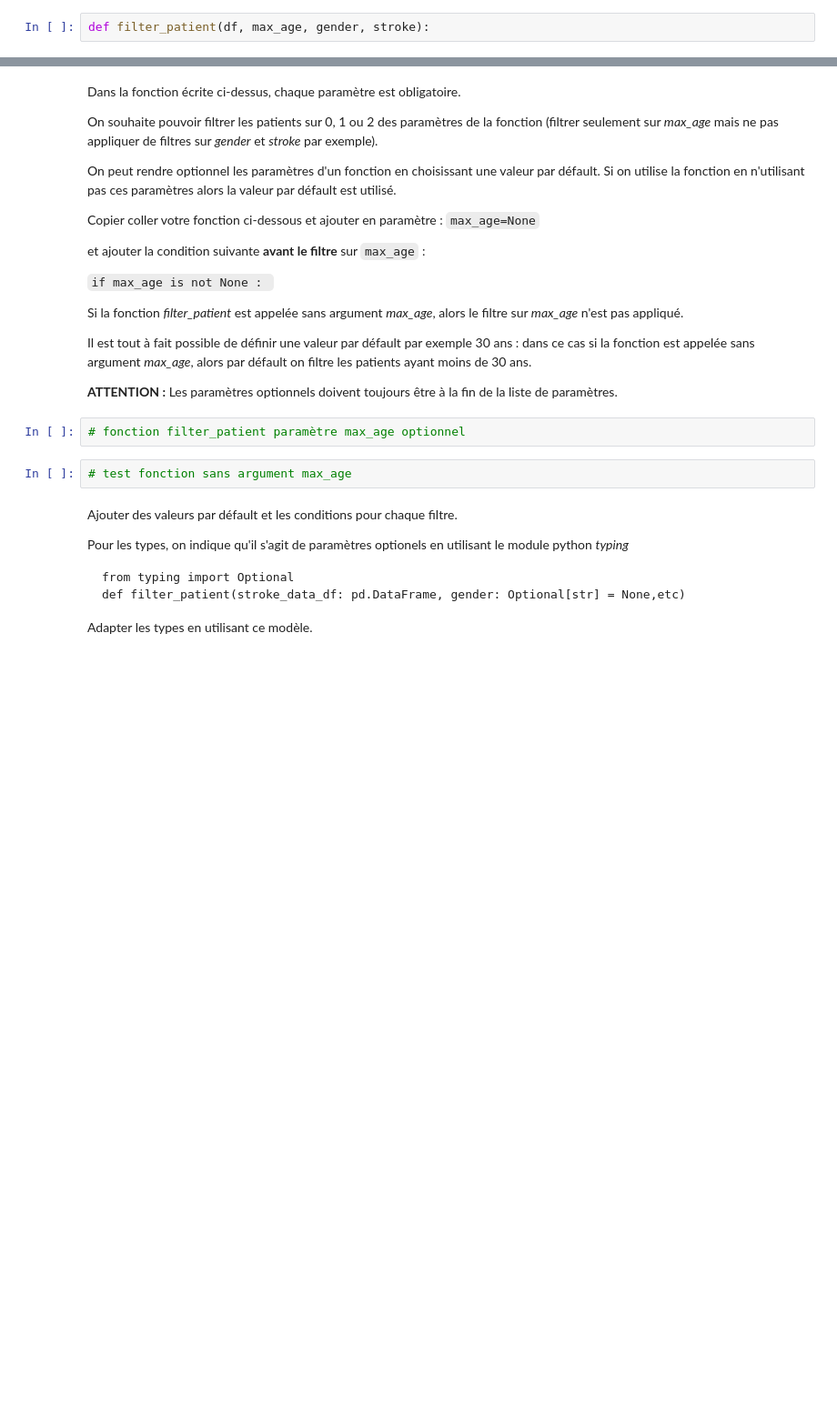
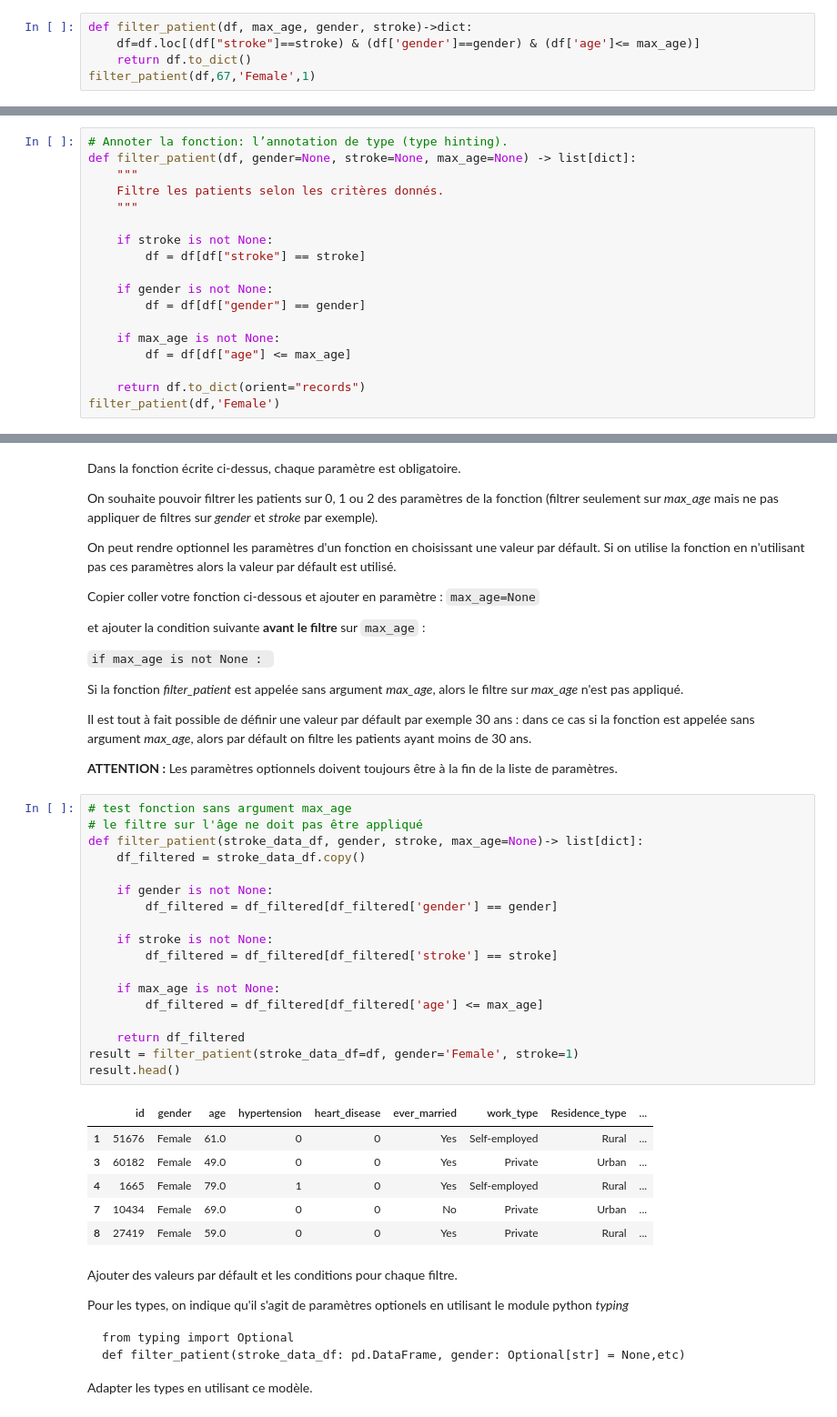
Before and after one commit to Saleh-chanselme/stroke-api, a Jupyter notebook: stroke_api/API_tuto_chaima.ipynb, the cells around one changed output, grey strips where cells are left out. Shown at 91% size. Drawn from its saved outputs; the diff is of its cells as text; blank space fills up the shorter version.

````diff
--- a/stroke_api/API_tuto_chaima.ipynb
+++ b/stroke_api/API_tuto_chaima.ipynb
@@ -474,4 +569,7 @@ Exemple
   'stroke': 1}]
   ```
 # %%
-def filter_patient(df, max_age, gender, stroke):
+def filter_patient(df, max_age, gender, stroke)->dict:
+    df=df.loc[(df["stroke"]==stroke) & (df['gender']==gender) & (df['age']<= max_age)]
+    return df.to_dict()
+filter_patient(df,67,'Female',1)
@@ -491,3 +617,21 @@ Ajouter les types dans la définition de la fonction.
 Tester la fonction en ne mettant pas de valeur pour *max_age*.
 
 Que se passe-t-il ?
+# %%
+# Annoter la fonction: l’annotation de type (type hinting).
+def filter_patient(df, gender=None, stroke=None, max_age=None) -> list[dict]:
+    """
+    Filtre les patients selon les critères donnés.
+    """
+
+    if stroke is not None:
+        df = df[df["stroke"] == stroke]
+
+    if gender is not None:
+        df = df[df["gender"] == gender]
+
+    if max_age is not None:
+        df = df[df["age"] <= max_age]
+
+    return df.to_dict(orient="records")
+filter_patient(df,'Female')
@@ -509,10 +671,31 @@ Si la fonction _filter_patient_ est appelée sans argument *max_age*, alors le f
 Il est tout à fait possible de définir une valeur par défault par exemple 30 ans : dans ce cas si la fonction est appelée sans argument *max_age*, alors par défault on filtre les patients ayant moins de 30 ans.
 
 **ATTENTION :** Les paramètres optionnels doivent toujours être à la fin de la liste de paramètres.
-# %%
-# fonction filter_patient paramètre max_age optionnel
-# %%
-# test fonction sans argument max_age
+# %%
+# test fonction sans argument max_age
+# le filtre sur l'âge ne doit pas être appliqué
+def filter_patient(stroke_data_df, gender, stroke, max_age=None)-> list[dict]:
+    df_filtered = stroke_data_df.copy()
+
+    if gender is not None:
+        df_filtered = df_filtered[df_filtered['gender'] == gender]
+
+    if stroke is not None:
+        df_filtered = df_filtered[df_filtered['stroke'] == stroke]
+
+    if max_age is not None:
+        df_filtered = df_filtered[df_filtered['age'] <= max_age]
+
+    return df_filtered
+result = filter_patient(stroke_data_df=df, gender='Female', stroke=1)
+result.head()
+# %% [output]
+|  | id | gender | age | hypertension | heart_disease | ever_married | work_type | Residence_type | ... |
+| 1 | 51676 | Female | 61.0 | 0 | 0 | Yes | Self-employed | Rural | ... |
+| 3 | 60182 | Female | 49.0 | 0 | 0 | Yes | Private | Urban | ... |
+| 4 | 1665 | Female | 79.0 | 1 | 0 | Yes | Self-employed | Rural | ... |
+| 7 | 10434 | Female | 69.0 | 0 | 0 | No | Private | Urban | ... |
+| 8 | 27419 | Female | 59.0 | 0 | 0 | Yes | Private | Rural | ... |
 # %% [markdown]
 Ajouter des valeurs par défault et les conditions pour chaque filtre.
 
````
Also changed, not shown: parts of 20 cells of this notebook, 7 other files.
